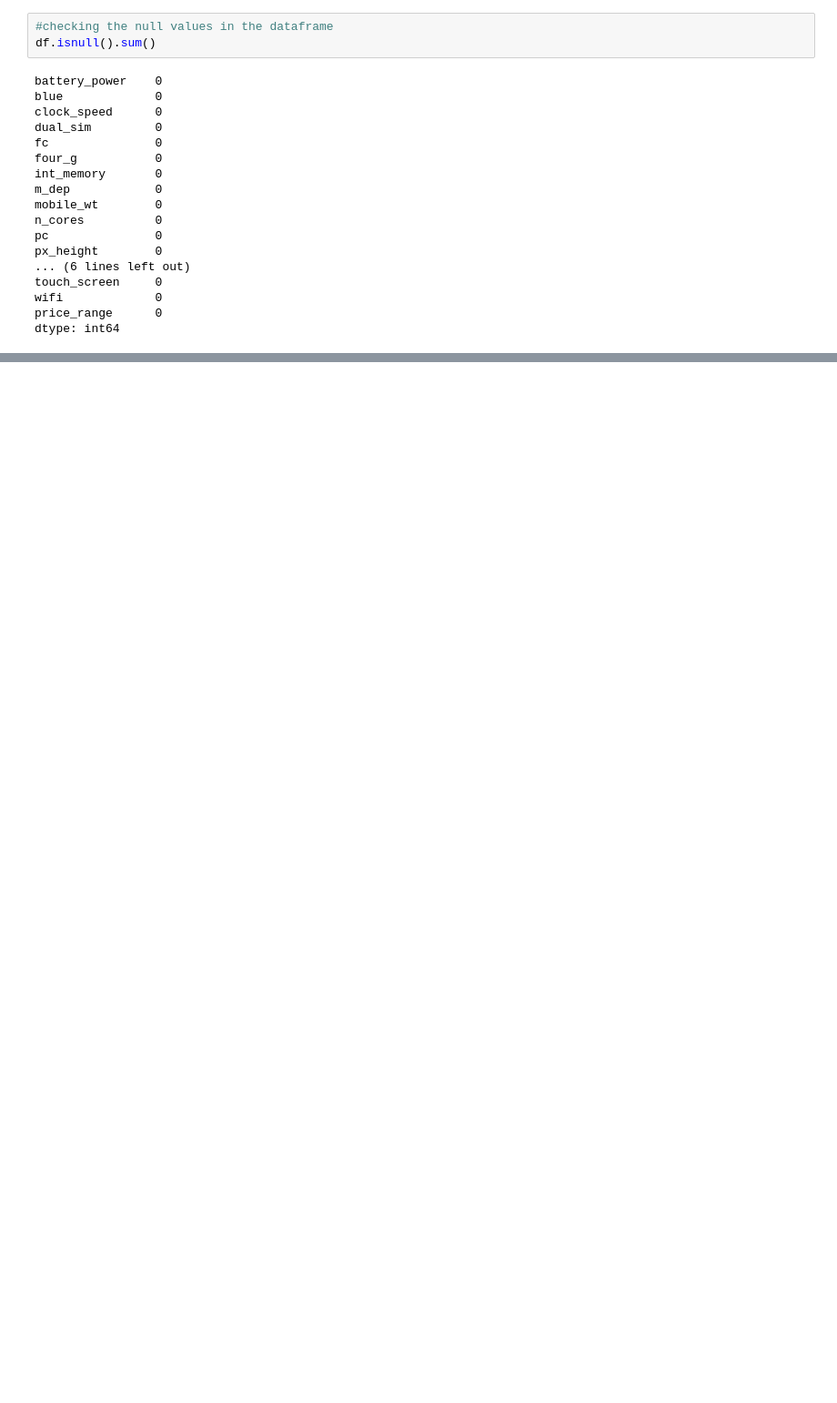
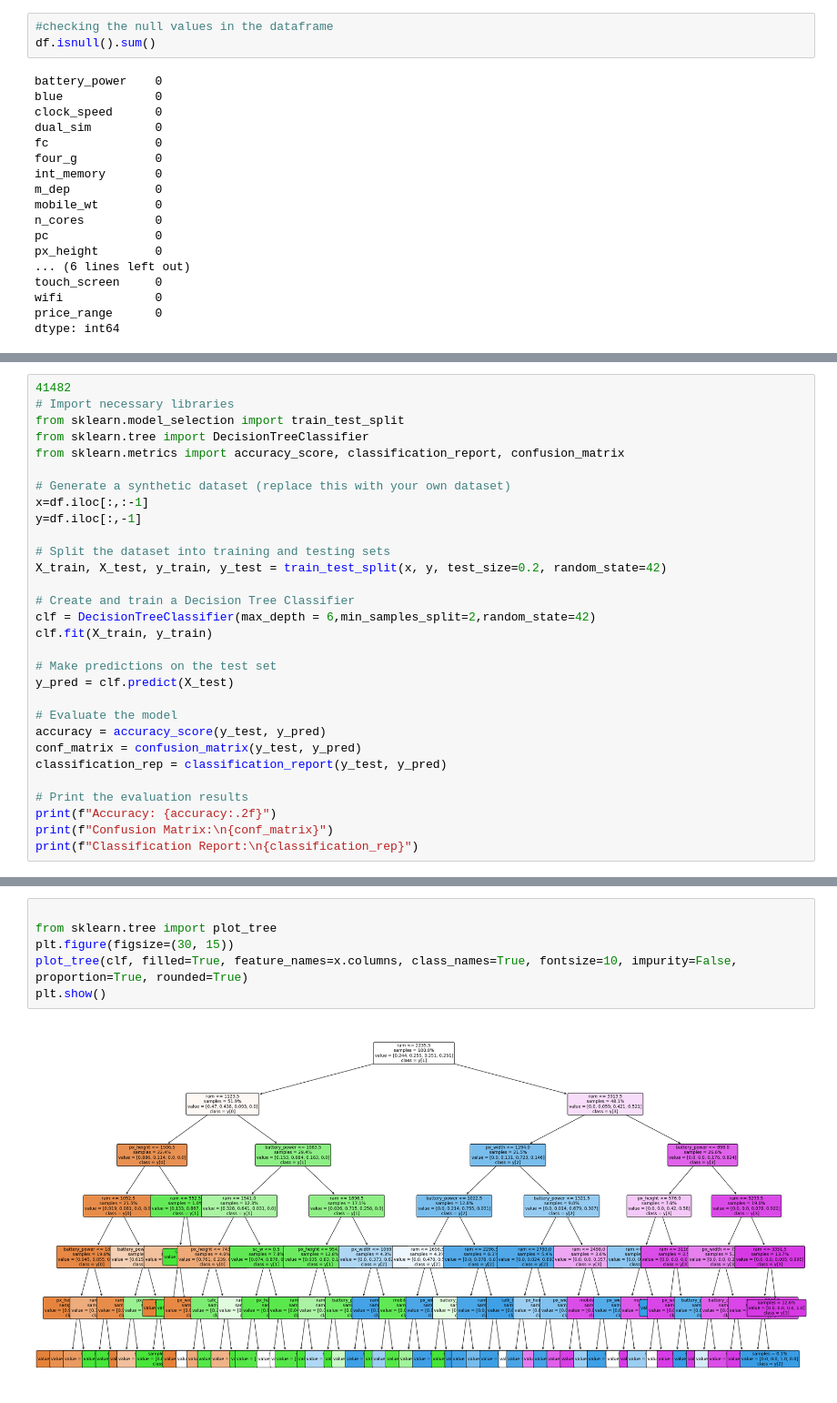
Before and after one commit to surajjorwar/Decision-Tree, a Jupyter notebook: Mobile_price_prediction_.ipynb, the cells around one changed output, grey strips where cells are left out. Shown at 91% size. Saved outputs shown, nothing was run; the diff lists cells and outputs as text; blank space fills up the shorter version.

```diff
--- a/Mobile_price_prediction_.ipynb
+++ b/Mobile_price_prediction_.ipynb
@@ -188,0 +278,30 @@ dtype: int64
+# %%
+41482
+# Import necessary libraries
+from sklearn.model_selection import train_test_split
+from sklearn.tree import DecisionTreeClassifier
+from sklearn.metrics import accuracy_score, classification_report, confusion_matrix
+
+# Generate a synthetic dataset (replace this with your own dataset)
+x=df.iloc[:,:-1]
+y=df.iloc[:,-1]
+
+# Split the dataset into training and testing sets
+X_train, X_test, y_train, y_test = train_test_split(x, y, test_size=0.2, random_state=42)
+
+# Create and train a Decision Tree Classifier
+clf = DecisionTreeClassifier(max_depth = 6,min_samples_split=2,random_state=42)
+clf.fit(X_train, y_train)
+
+# Make predictions on the test set
+y_pred = clf.predict(X_test)
+
+# Evaluate the model
+accuracy = accuracy_score(y_test, y_pred)
+conf_matrix = confusion_matrix(y_test, y_pred)
+classification_rep = classification_report(y_test, y_pred)
+
+# Print the evaluation results
+print(f"Accuracy: {accuracy:.2f}")
+print(f"Confusion Matrix:\n{conf_matrix}")
+print(f"Classification Report:\n{classification_rep}")
@@ -188,0 +326,8 @@ dtype: int64
+# %%
+
+from sklearn.tree import plot_tree
+plt.figure(figsize=(30, 15))
+plot_tree(clf, filled=True, feature_names=x.columns, class_names=True, fontsize=10, impurity=False, proportion=True, rounded=True)
+plt.show()
+# %% [output]
+[figure, added]
```
Also changed, not shown: parts of 31 cells of this notebook.
